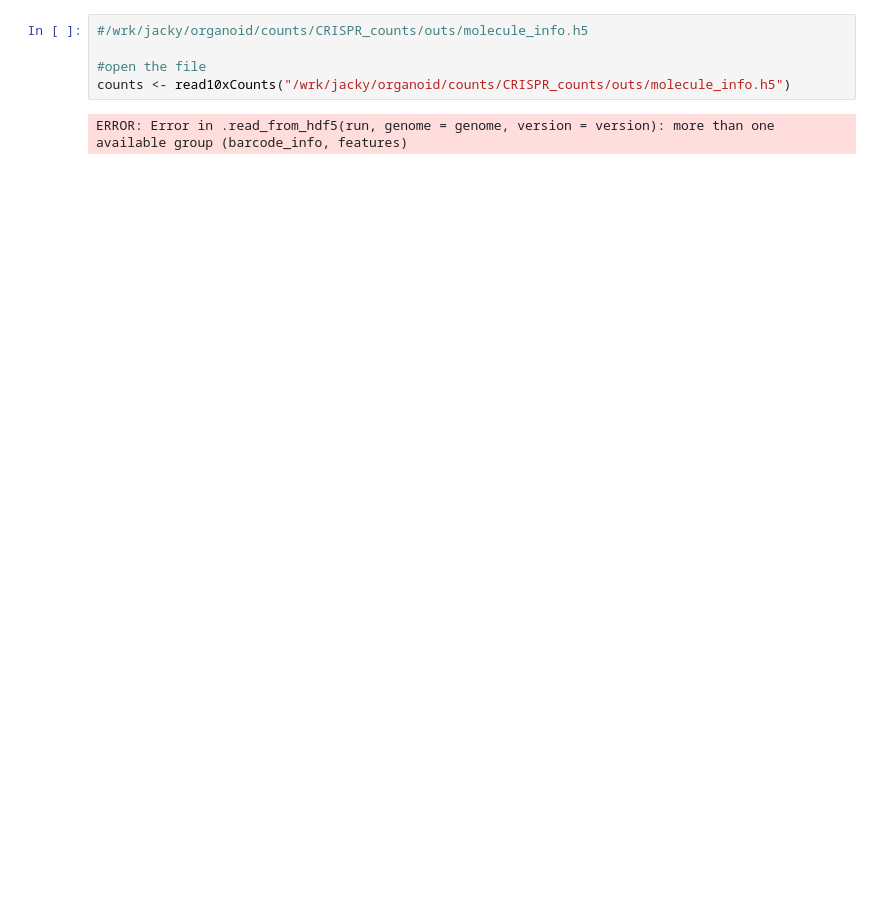
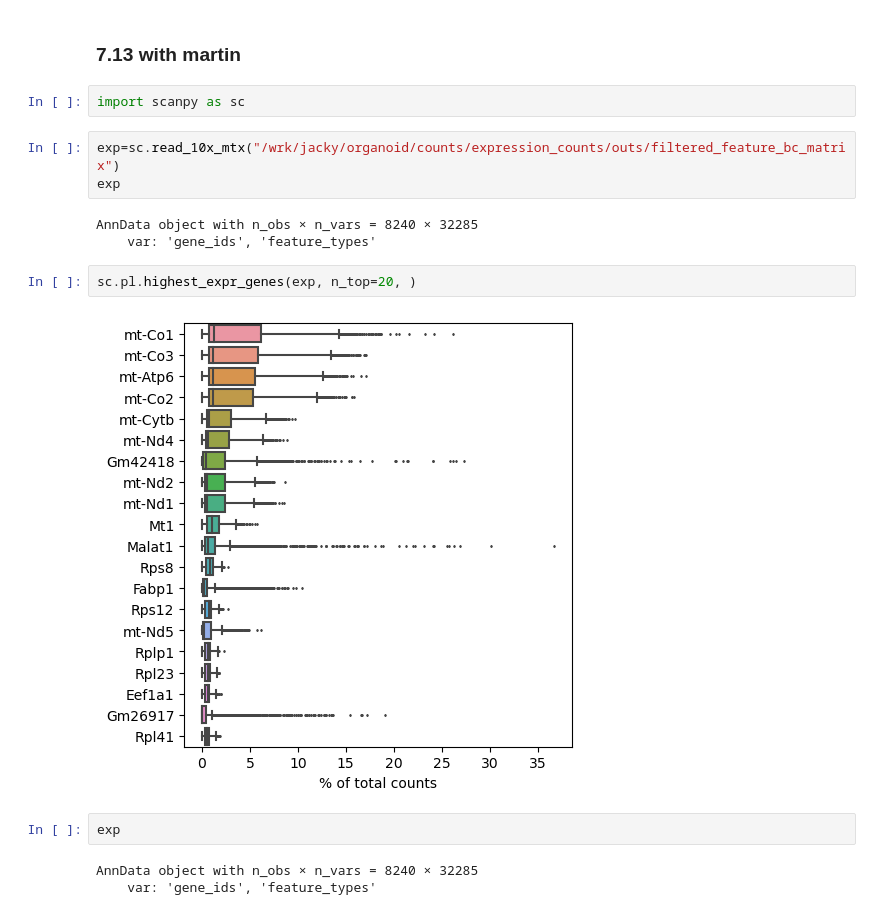
Before and after one commit to incredible-maker/Goodbye_DR.A, a Jupyter notebook: Untitled-1.ipynb, the cells around one changed output. Saved outputs shown, nothing was run; the diff lists cells and outputs as text; blank space fills up the shorter version.

```diff
--- a/Untitled-1.ipynb
+++ b/Untitled-1.ipynb
@@ -27,7 +1,19 @@ Loading required package: SingleCellExperiment
-# %%
-#/wrk/jacky/organoid/counts/CRISPR_counts/outs/molecule_info.h5
-
-#open the file
-counts <- read10xCounts("/wrk/jacky/organoid/counts/CRISPR_counts/outs/molecule_info.h5")
-# %% [output]
-ERROR: Error in .read_from_hdf5(run, genome = genome, version = version): more than one available group (barcode_info, features)
+# %% [markdown]
+### 7.13 with martin
+# %%
+import scanpy as sc
+# %%
+exp=sc.read_10x_mtx("/wrk/jacky/organoid/counts/expression_counts/outs/filtered_feature_bc_matrix")
+exp
+# %% [output]
+AnnData object with n_obs × n_vars = 8240 × 32285
+    var: 'gene_ids', 'feature_types'
+# %%
+sc.pl.highest_expr_genes(exp, n_top=20, )
+# %% [output]
+[figure, added]
+# %%
+exp
+# %% [output]
+AnnData object with n_obs × n_vars = 8240 × 32285
+    var: 'gene_ids', 'feature_types'
```
Also changed, not shown: parts of 28 cells of this notebook.
